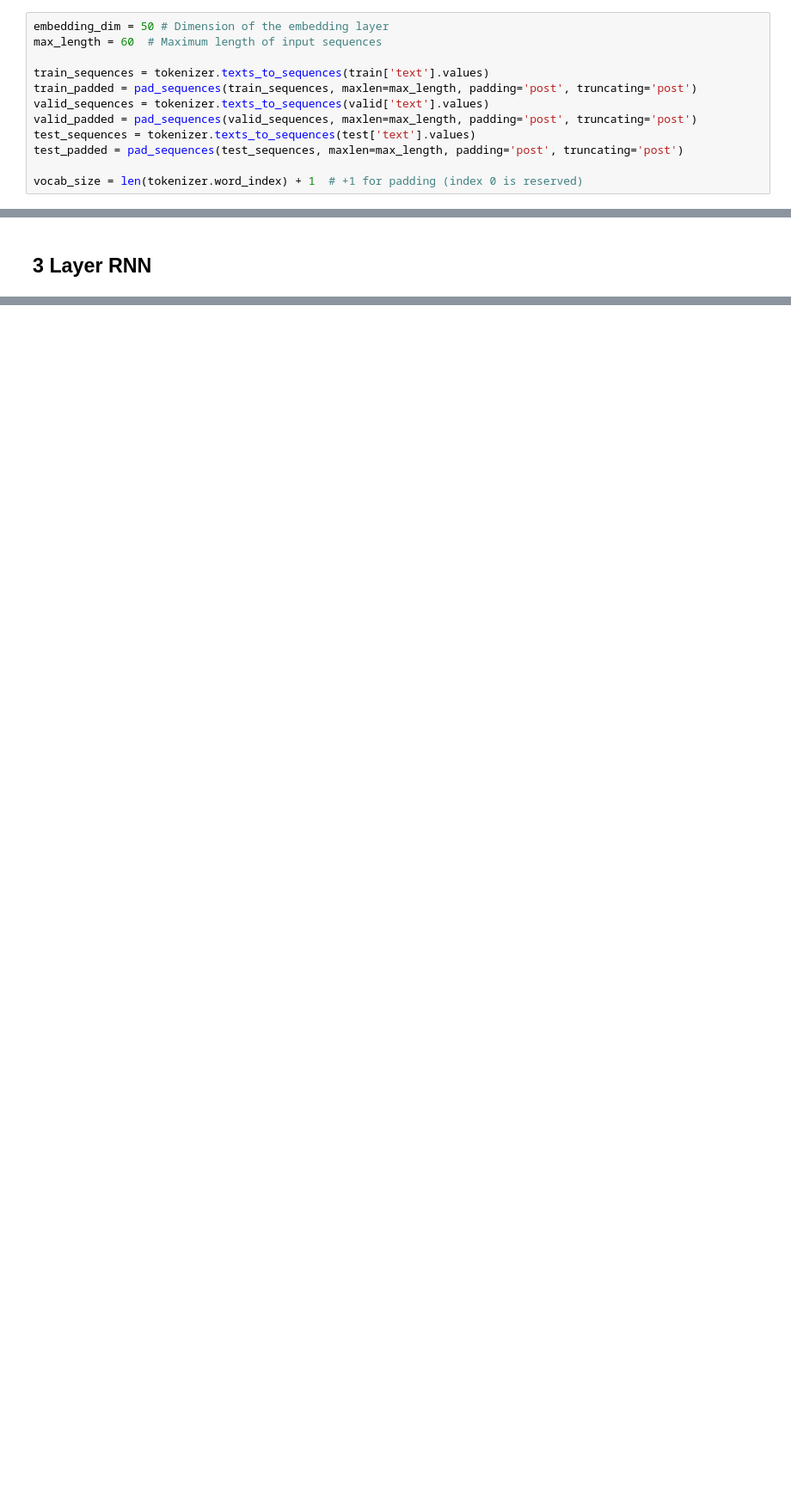
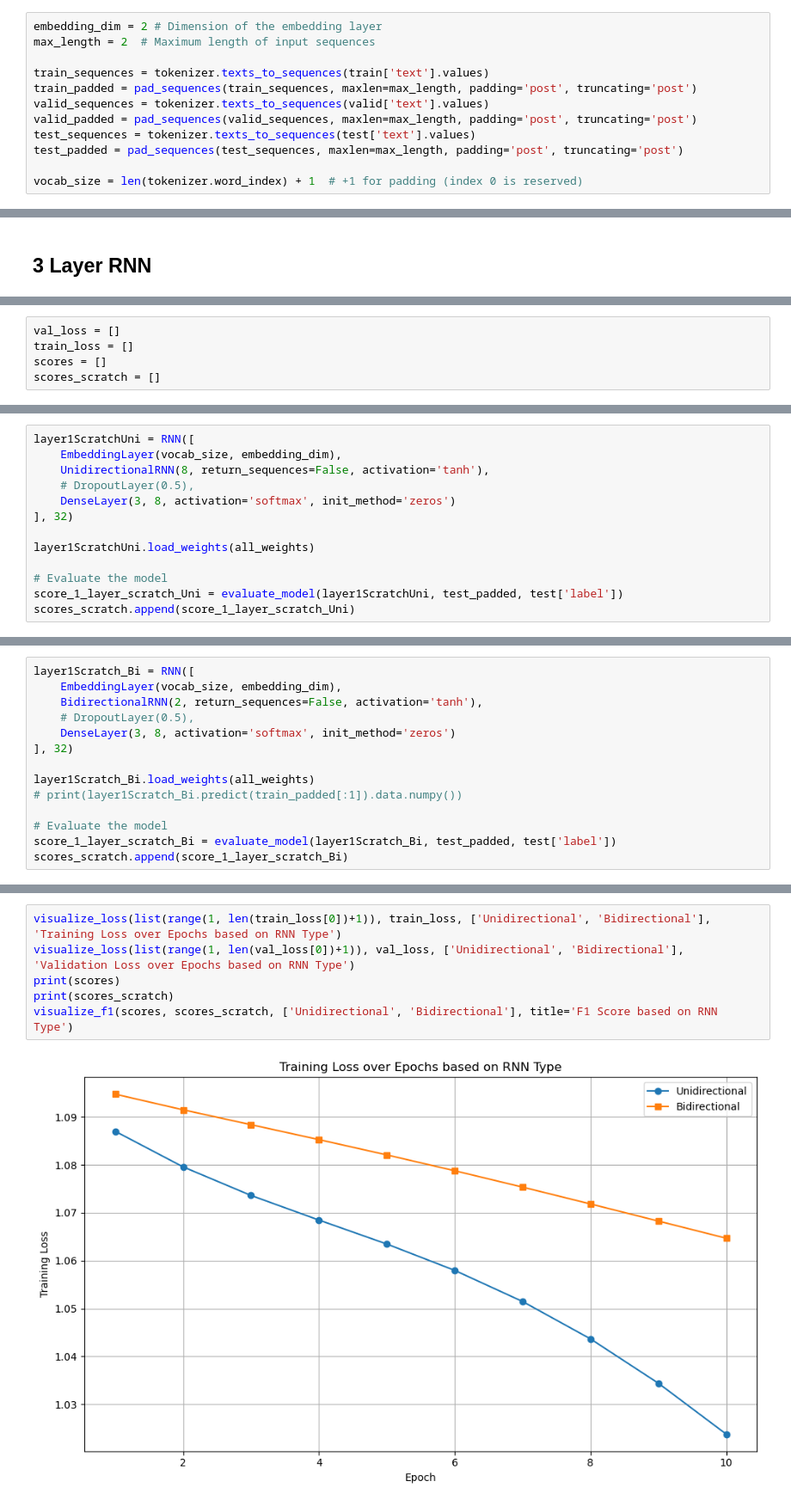
Before and after one commit to ImanuelSG/IF3270---CNN-RNN---50, a Jupyter notebook: src/trainRNN.ipynb, the cells around one changed output, grey strips where cells are left out. Shown at 86% size. Saved outputs shown, nothing was run; the diff lists cells and outputs as text; blank space fills up the shorter version.

Commit message:
change something to model_scratch, change bidirectional imple, add visualize function

```diff
--- a/src/trainRNN.ipynb
+++ b/src/trainRNN.ipynb
@@ -44,8 +49,8 @@ print(f"Vocabulary size: {vocab_size}")
 # %% [output]
 Vocabulary size: 2796
 # %%
-embedding_dim = 50 # Dimension of the embedding layer
-max_length = 60  # Maximum length of input sequences
+embedding_dim = 2 # Dimension of the embedding layer
+max_length = 2  # Maximum length of input sequences
 
 train_sequences = tokenizer.texts_to_sequences(train['text'].values)
 train_padded = pad_sequences(train_sequences, maxlen=max_length, padding='post', truncating='post')
@@ -248,0 +460,5 @@ Macro F1 Score: 0.3689
+# %%
+val_loss = []
+train_loss = []
+scores = []
+scores_scratch = []
@@ -248,0 +499,13 @@ Macro F1 Score: 0.3689
+# %%
+layer1ScratchUni = RNN([
+    EmbeddingLayer(vocab_size, embedding_dim),
+    UnidirectionalRNN(8, return_sequences=False, activation='tanh'),
+    # DropoutLayer(0.5),
+    DenseLayer(3, 8, activation='softmax', init_method='zeros')
+], 32)
+
+layer1ScratchUni.load_weights(all_weights)
+
+# Evaluate the model
+score_1_layer_scratch_Uni = evaluate_model(layer1ScratchUni, test_padded, test['label'])
+scores_scratch.append(score_1_layer_scratch_Uni)
@@ -248,0 +571,14 @@ Macro F1 Score: 0.3689
+# %%
+layer1Scratch_Bi = RNN([
+    EmbeddingLayer(vocab_size, embedding_dim),
+    BidirectionalRNN(2, return_sequences=False, activation='tanh'),
+    # DropoutLayer(0.5),
+    DenseLayer(3, 8, activation='softmax', init_method='zeros')
+], 32)
+
+layer1Scratch_Bi.load_weights(all_weights)
+# print(layer1Scratch_Bi.predict(train_padded[:1]).data.numpy())
+
+# Evaluate the model
+score_1_layer_scratch_Bi = evaluate_model(layer1Scratch_Bi, test_padded, test['label'])
+scores_scratch.append(score_1_layer_scratch_Bi)
@@ -248,0 +603,8 @@ Macro F1 Score: 0.3689
+# %%
+visualize_loss(list(range(1, len(train_loss[0])+1)), train_loss, ['Unidirectional', 'Bidirectional'], 'Training Loss over Epochs based on RNN Type')
+visualize_loss(list(range(1, len(val_loss[0])+1)), val_loss, ['Unidirectional', 'Bidirectional'], 'Validation Loss over Epochs based on RNN Type')
+print(scores)
+print(scores_scratch)
+visualize_f1(scores, scores_scratch, ['Unidirectional', 'Bidirectional'], title='F1 Score based on RNN Type')
+# %% [output]
+[figure, added]
```
Also changed, not shown: parts of 32 cells of this notebook, 8 other files.
